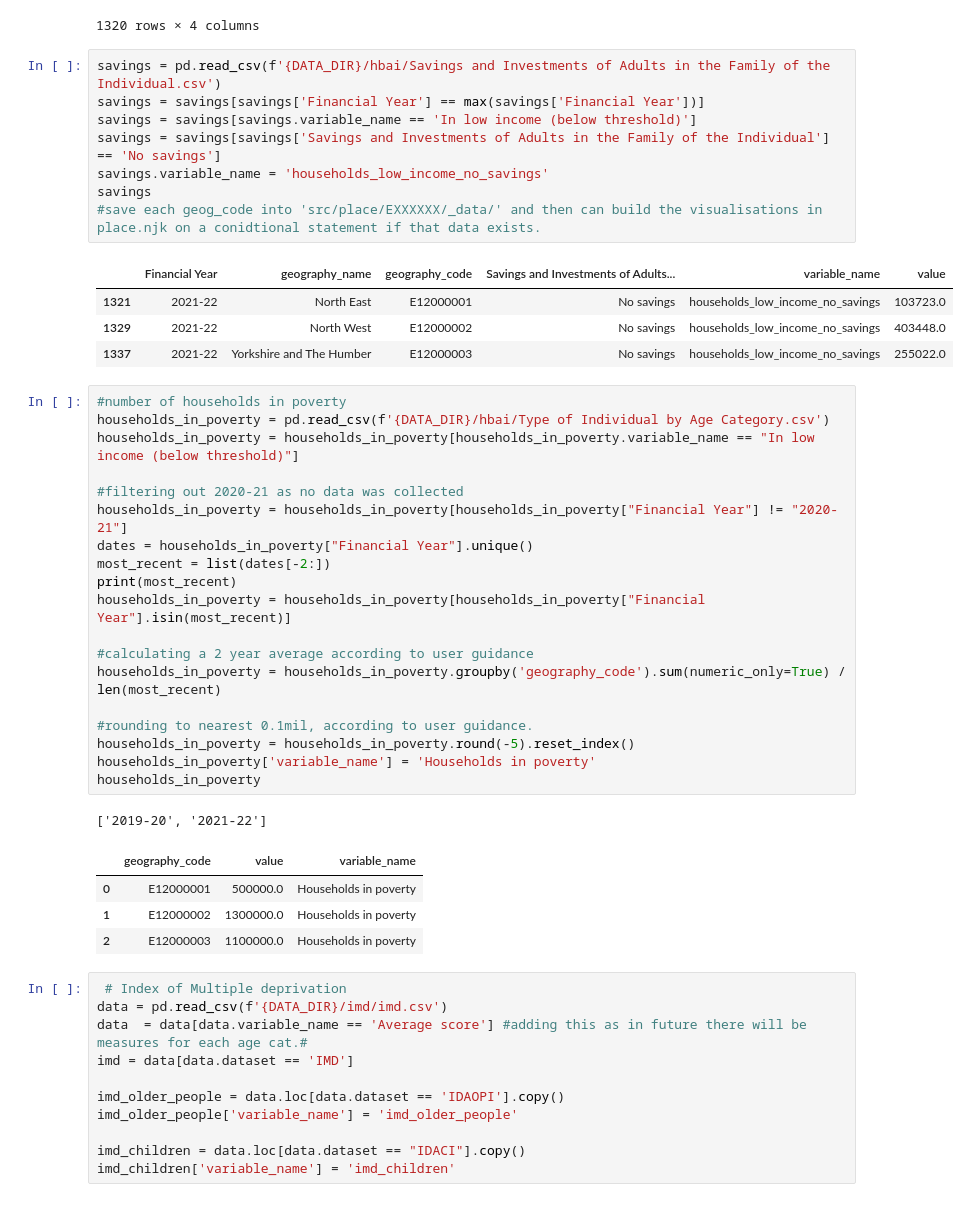
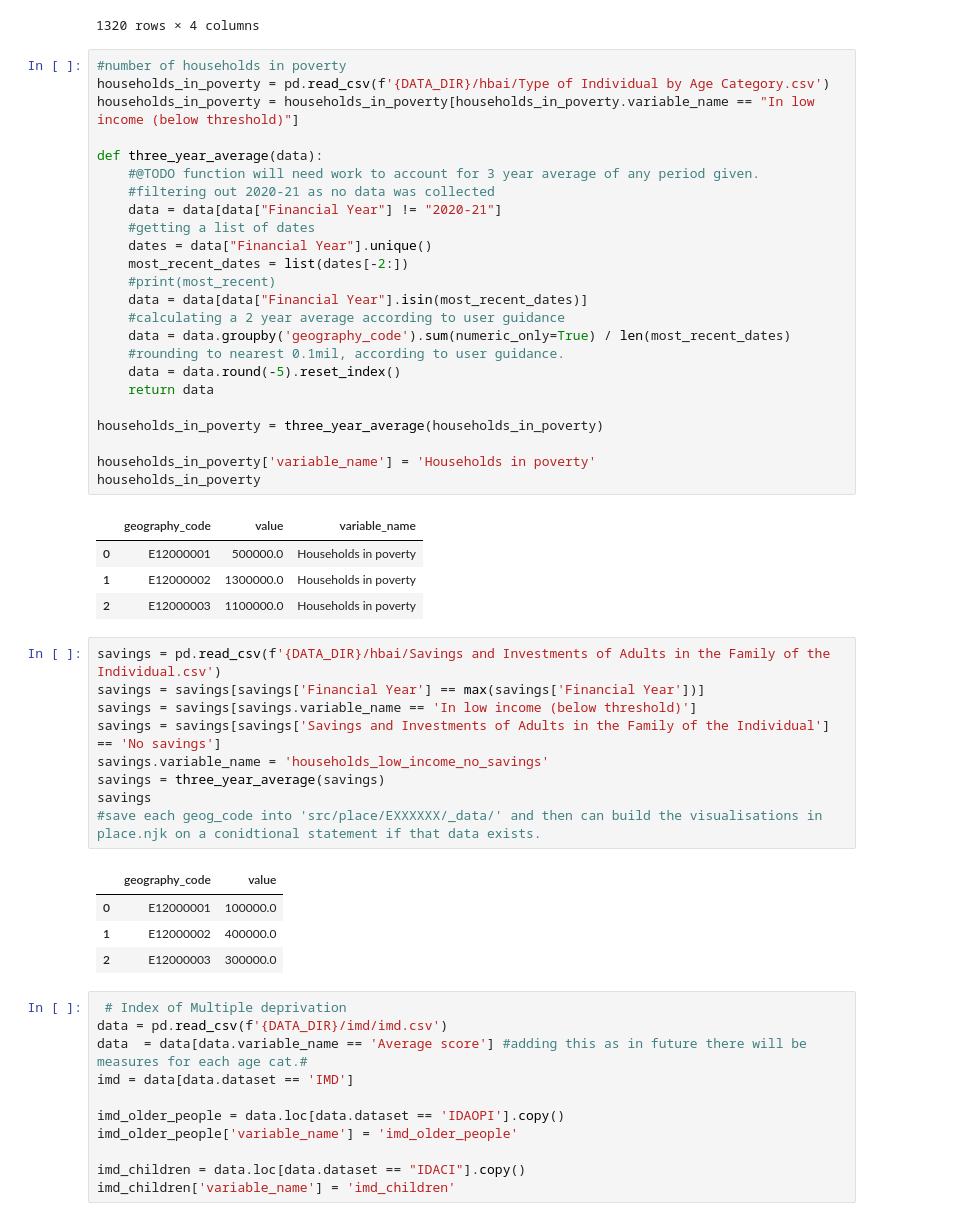
Before and after one commit to open-innovations/jrf-insight, a Jupyter notebook: pipelines/place/transform.ipynb, the cells around one changed output. Saved outputs shown, nothing was run; the diff lists cells and outputs as text.

Commit message:
Add rounding and averaging to savings

```diff
--- a/pipelines/place/transform.ipynb
+++ b/pipelines/place/transform.ipynb
@@ -106,44 +106,49 @@ number_of_children
 | 1318 | E47000010 | 8084 | 247569 | number_of_children |
 | 1319 | E47000011 | 8084 | 179841 | number_of_children |
 1320 rows × 4 columns
+# %%
+#number of households in poverty
+households_in_poverty = pd.read_csv(f'{DATA_DIR}/hbai/Type of Individual by Age Category.csv')
+households_in_poverty = households_in_poverty[households_in_poverty.variable_name == "In low income (below threshold)"]
+
+def three_year_average(data):
+    #@TODO function will need work to account for 3 year average of any period given.
+    #filtering out 2020-21 as no data was collected
+    data = data[data["Financial Year"] != "2020-21"]
+    #getting a list of dates
+    dates = data["Financial Year"].unique()
+    most_recent_dates = list(dates[-2:])
+    #print(most_recent)
+    data = data[data["Financial Year"].isin(most_recent_dates)]
+    #calculating a 2 year average according to user guidance
+    data = data.groupby('geography_code').sum(numeric_only=True) / len(most_recent_dates)
+    #rounding to nearest 0.1mil, according to user guidance.
+    data = data.round(-5).reset_index()
+    return data
+
+households_in_poverty = three_year_average(households_in_poverty)
+
+households_in_poverty['variable_name'] = 'Households in poverty'
+households_in_poverty
+# %% [output]
+|  | geography_code | value | variable_name |
+| 0 | E12000001 | 500000.0 | Households in poverty |
+| 1 | E12000002 | 1300000.0 | Households in poverty |
+| 2 | E12000003 | 1100000.0 | Households in poverty |
 # %%
 savings = pd.read_csv(f'{DATA_DIR}/hbai/Savings and Investments of Adults in the Family of the Individual.csv')
 savings = savings[savings['Financial Year'] == max(savings['Financial Year'])]
 savings = savings[savings.variable_name == 'In low income (below threshold)']
 savings = savings[savings['Savings and Investments of Adults in the Family of the Individual'] == 'No savings']
 savings.variable_name = 'households_low_income_no_savings'
+savings = three_year_average(savings)
 savings
 #save each geog_code into 'src/place/EXXXXXX/_data/' and then can build the visualisations in place.njk on a conidtional statement if that data exists.
 # %% [output]
-|  | Financial Year | geography_name | geography_code | Savings and Investments of Adults... | variable_name | value |
-| 1321 | 2021-22 | North East | E12000001 | No savings | households_low_income_no_savings | 103723.0 |
-| 1329 | 2021-22 | North West | E12000002 | No savings | households_low_income_no_savings | 403448.0 |
-| 1337 | 2021-22 | Yorkshire and The Humber | E12000003 | No savings | households_low_income_no_savings | 255022.0 |
+|  | geography_code | value |
+| 0 | E12000001 | 100000.0 |
+| 1 | E12000002 | 400000.0 |
+| 2 | E12000003 | 300000.0 |
-# %%
-#number of households in poverty
-households_in_poverty = pd.read_csv(f'{DATA_DIR}/hbai/Type of Individual by Age Category.csv')
-households_in_poverty = households_in_poverty[households_in_poverty.variable_name == "In low income (below threshold)"]
-
-#filtering out 2020-21 as no data was collected
-households_in_poverty = households_in_poverty[households_in_poverty["Financial Year"] != "2020-21"]
-dates = households_in_poverty["Financial Year"].unique()
-most_recent = list(dates[-2:])
-print(most_recent)
-households_in_poverty = households_in_poverty[households_in_poverty["Financial Year"].isin(most_recent)]
-
-#calculating a 2 year average according to user guidance
-households_in_poverty = households_in_poverty.groupby('geography_code').sum(numeric_only=True) / len(most_recent)
-
-#rounding to nearest 0.1mil, according to user guidance.
-households_in_poverty = households_in_poverty.round(-5).reset_index()
-households_in_poverty['variable_name'] = 'Households in poverty'
-households_in_poverty
-# %% [output]
-['2019-20', '2021-22']
-|  | geography_code | value | variable_name |
-| 0 | E12000001 | 500000.0 | Households in poverty |
-| 1 | E12000002 | 1300000.0 | Households in poverty |
-| 2 | E12000003 | 1100000.0 | Households in poverty |
 # %%
  # Index of Multiple deprivation
 data = pd.read_csv(f'{DATA_DIR}/imd/imd.csv')
```
Also changed, not shown: 3 other files.
